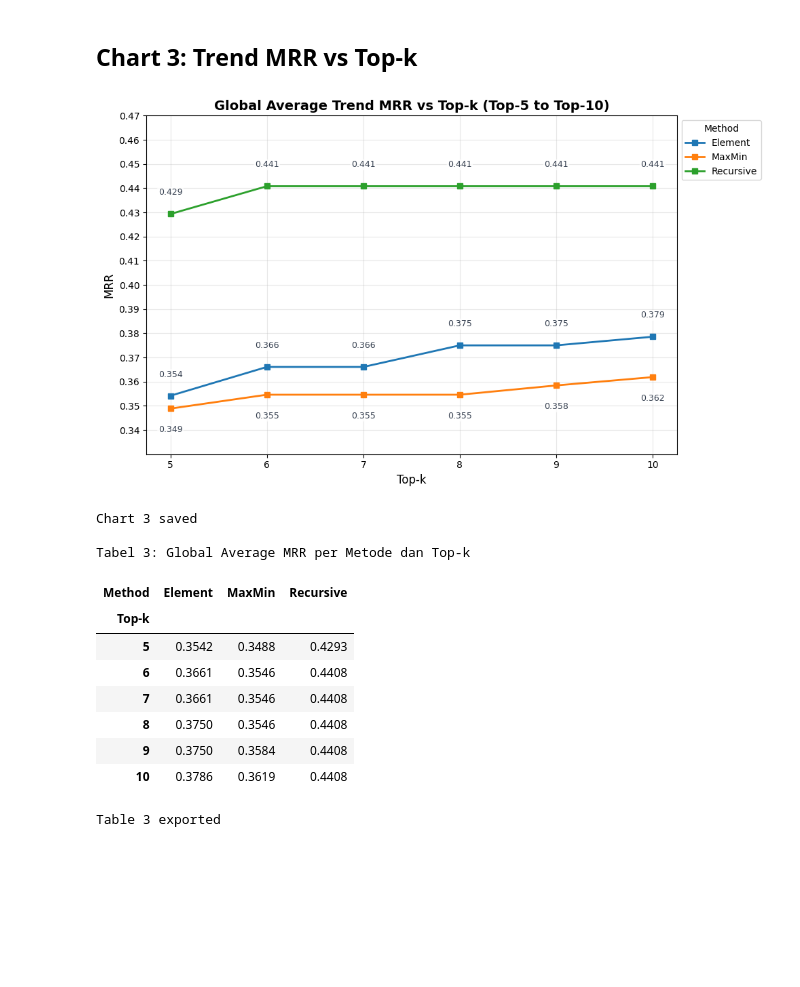
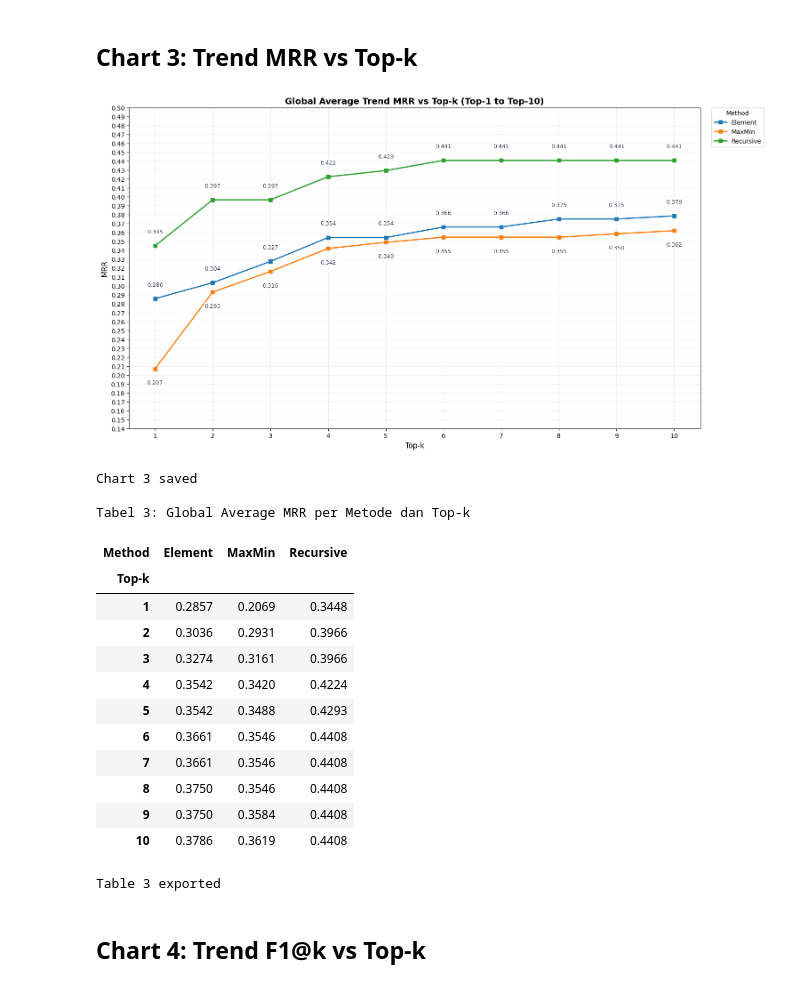
Before and after one commit to haikalthrq/rag-skripsi, a Jupyter notebook: notebooks/eval_visualization.ipynb, the cells around one changed output. Saved outputs shown, nothing was run; the diff lists cells and outputs as text; code cells hidden in the pictures; blank space fills up the shorter version.

```diff
--- a/notebooks/eval_visualization.ipynb
+++ b/notebooks/eval_visualization.ipynb
@@ -17,7 +17,7 @@ from pathlib import Path
 import json
 
 # Config
-TOPK_MIN = 5
+TOPK_MIN = 1
 TOPK_MAX = 10
 DATA_DIR = Path("../results/final/generation")
 FIG_DIR = Path("../results/final/figures")
@@ -60,10 +60,10 @@ Retrieval labels rows: 416
 # %%
 # Cell 2: Agregasi SEMUA data untuk visualisasi + Definisi fungsi highlight
 
-# 1. Trend Precision, Recall & MRR (untuk Chart 1, 2 & 3)
-trend = data.groupby(['method_short', 'top_k'])[['precision_at_k', 'recall_at_k', 'mrr']].mean().reset_index()
+# 1. Trend Precision, Recall, MRR & F1@k (untuk Chart 1, 2, 3 & 4)
+trend = data.groupby(['method_short', 'top_k'])[['precision_at_k', 'recall_at_k', 'mrr', 'f1_at_k']].mean().reset_index()
 
-# 2. Generasi metrik (untuk Chart 4 & 5)
+# 2. Generasi metrik (untuk Chart 5 & 6)
 gen_avg = (
     data.groupby(['method_short', 'top_k'])[['bleu', 'rouge_l_recall']]
     .mean()
@@ -80,7 +80,7 @@ for k in range(TOPK_MIN, TOPK_MAX + 1):
         hit_counts.append({'method': method, 'top_k': k, 'hit_count': n_hit})
 hit_df = pd.DataFrame(hit_counts)
 
-# 4. Top-5 data
+# 4. Top-1 data
 top5 = data[data['top_k'] == TOPK_MIN].copy()
 
 # 5. Heatmap data (legacy, tidak divisualisasikan dalam urutan chart saat ini)
@@ -91,7 +91,7 @@ heatmap_data = top5.pivot_table(
     aggfunc='mean'
 ).fillna(0)
 
-# 6. Ground truth summary data (untuk Chart 6 & 7)
+# 6. Ground truth summary data (untuk Chart 7 & 8)
 qa_evidence_counts = (
     qa_gold['evidence_type']
     .fillna('Unknown')
@@ -379,49 +452,56 @@ Table 2 exported
 # %%
 # Chart 3 + Tabel 3: MRR trend (DALAM SATU CELL)
 
 # === CHART ===
-fig, ax = plt.subplots(figsize=(10, 6))
+fig, ax = plt.subplots(figsize=(15, 8), constrained_layout=True)
 for method in trend['method_short'].unique():
     subset = trend[trend['method_short'] == method]
     ax.plot(subset['top_k'], subset['mrr'], marker='s', label=method, linewidth=2)
-annotate_grouped_line_points(ax, trend, 'top_k', 'mrr')
+annotate_grouped_line_points(ax, trend, 'top_k', 'mrr', fontsize=9)
 
 ax.set_xlabel('Top-k', fontsize=12)
 ax.set_ylabel('MRR', fontsize=12)
-ax.set_title('Global Average Trend MRR vs Top-k (Top-5 to Top-10)', fontsize=14, fontweight='bold')
-ax.legend(title='Method', fontsize=10, loc='upper left', bbox_to_anchor=(1, 1))
-ax.grid(alpha=0.3)
+ax.set_title('Global Average Trend MRR vs Top-k (Top-1 to Top-10)', fontsize=14, fontweight='bold')
+ax.legend(title='Method', fontsize=10, loc='upper left', bbox_to_anchor=(1.02, 1), borderaxespad=0)
+ax.grid(alpha=0.22)
 ax.set_xticks(range(TOPK_MIN, TOPK_MAX + 1))
-mrr_y_top = np.ceil((trend['mrr'].max() + 0.025) * 100) / 100
-mrr_yticks = np.round(np.arange(0.34, mrr_y_top + 0.001, 0.01), 2)
-ax.set_ylim(0.33, mrr_y_top)
+mrr_y_min = float(trend['mrr'].min())
+mrr_y_max = float(trend['mrr'].max())
+mrr_padding = max((mrr_y_max - mrr_y_min) * 0.25, 0.025)
+mrr_y_bottom = np.floor((mrr_y_min - mrr_padding) * 100) / 100
+mrr_y_top = np.ceil((mrr_y_max + mrr_padding) * 100) / 100
+mrr_yticks = np.round(np.arange(mrr_y_bottom, mrr_y_top + 0.001, 0.01), 2)
+ax.set_ylim(mrr_y_bottom, mrr_y_top)
 ax.set_yticks(mrr_yticks)
 ax.set_yticklabels([f'{tick:.2f}' for tick in mrr_yticks])
 
-plt.tight_layout()
-plt.savefig(FIG_DIR / 'chart3_mrr_trend.png', dpi=300, bbox_inches='tight')
+plt.savefig(FIG_DIR / 'chart3_mrr_trend.png', dpi=300, bbox_inches='tight', pad_inches=0.3)
 plt.show()
 print('Chart 3 saved')
 
 # === TABEL (TEPAT DI BAWAH CHART) ===
 table3 = (
     trend.pivot(index='top_k', columns='method_short', values='mrr')
     .rename_axis(index='Top-k', columns='Method')
 )
 print('\nTabel 3: Global Average MRR per Metode dan Top-k')
 styled_table3 = format_metric_table(table3, axis=1)
 display(styled_table3)
 
 # Export CSV
 table3.to_csv(FIG_DIR / 'table3_mrr_trend.csv')
 print('Table 3 exported')
 # %% [output]
-[figure, old version]
+[figure, new version]
 Chart 3 saved
 
 Tabel 3: Global Average MRR per Metode dan Top-k
 | Method | Element | MaxMin | Recursive |
 | Top-k |  |  |  |
+| 1 | 0.2857 | 0.2069 | 0.3448 |
+| 2 | 0.3036 | 0.2931 | 0.3966 |
+| 3 | 0.3274 | 0.3161 | 0.3966 |
+| 4 | 0.3542 | 0.3420 | 0.4224 |
 | 5 | 0.3542 | 0.3488 | 0.4293 |
 | 6 | 0.3661 | 0.3546 | 0.4408 |
 | 7 | 0.3661 | 0.3546 | 0.4408 |
@@ -429,3 +509,5 @@ Tabel 3: Global Average MRR per Metode dan Top-k
 | 9 | 0.3750 | 0.3584 | 0.4408 |
 | 10 | 0.3786 | 0.3619 | 0.4408 |
 Table 3 exported
+# %% [markdown]
+## Chart 4: Trend F1@k vs Top-k
```
Also changed, not shown: parts of 21 cells of this notebook, 38 other files.
